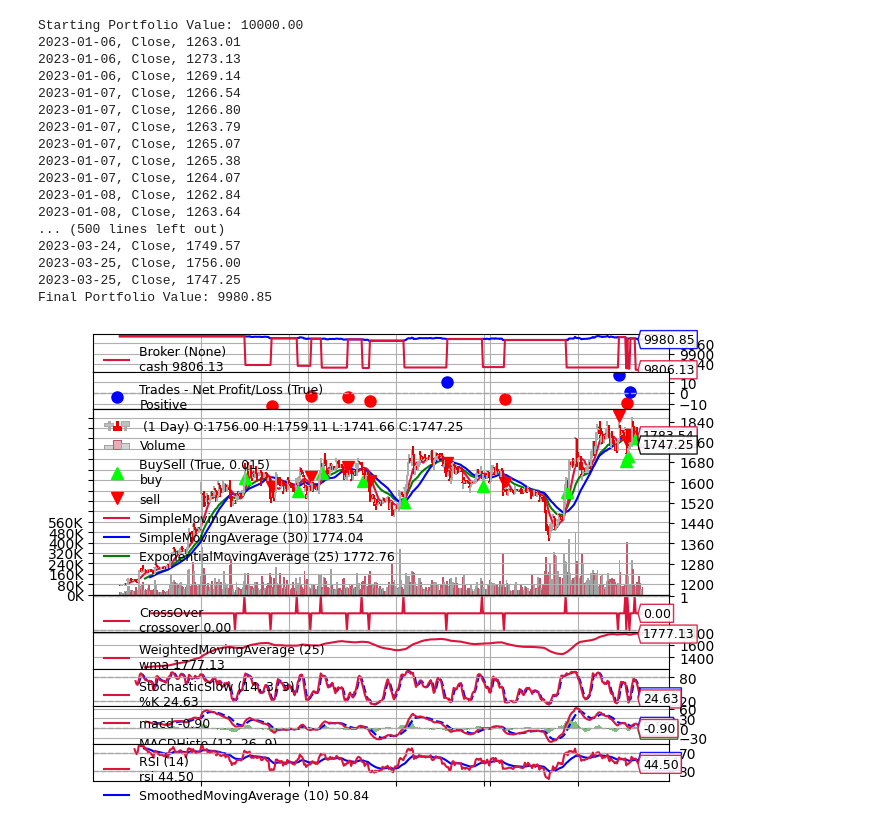
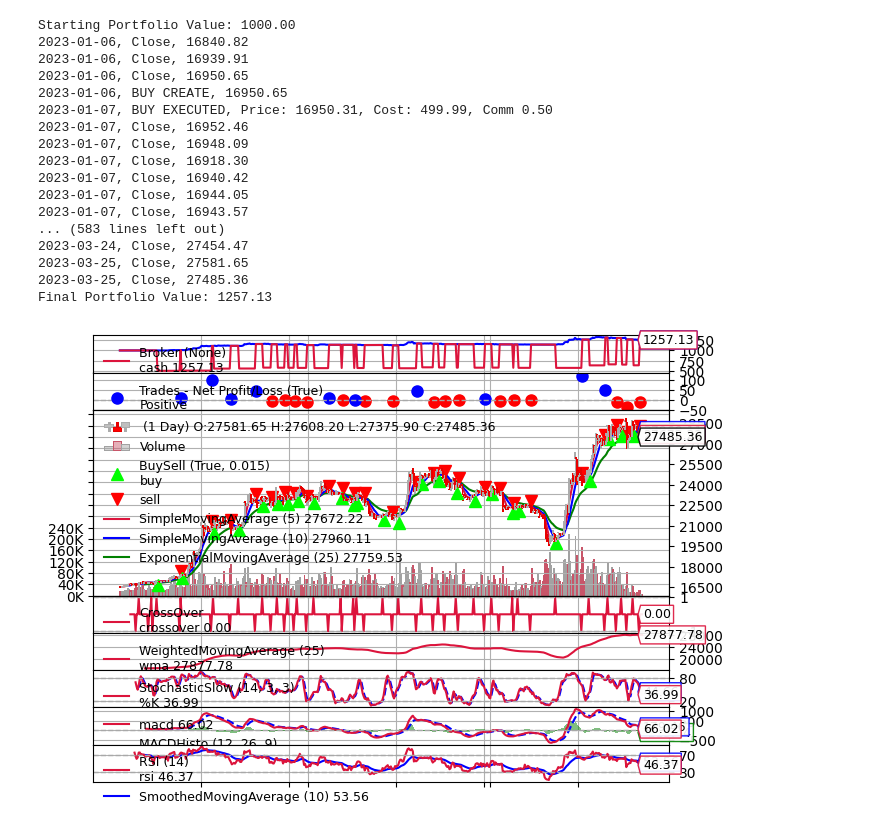
Before and after one commit to hughman1986/backtester_project2023, a Jupyter notebook: backtest_code1.ipynb, the cells around one changed output. Drawn from its saved outputs; the diff is of its cells as text; code cells hidden in the pictures.

Commit message:
addsizer 改 PercentSizer 可以按比例下注

```diff
--- a/backtest_code1.ipynb
+++ b/backtest_code1.ipynb
@@ -126,7 +126,7 @@ def ccxt_fetch_history_data(symbol = 'BTC/USDT', timeframe = '1d', since_str = '
     return df
 
 
-_market = 'ETH/USDT'
+_market = 'BTC/USDT'
 _timeframe = '4h'
 
 df = ccxt_fetch_history_data(
@@ -158,7 +180,8 @@ def run_backtest(strategy, fast_sma_period, slow_sma_period, cash, plot=True):
     cerebro.addstrategy(strategy, fast_sma_period=fast_sma_period, slow_sma_period=slow_sma_period)
     cerebro.adddata(data)
     cerebro.broker.setcash(cash)
-    cerebro.addsizer(bt.sizers.FixedSize, stake=0.1)
+    cerebro.addsizer(bt.sizers.PercentSizer, percents=50)
+    #cerebro.addsizer(FractionalPercentSizer, percents=20)  # Use the custom sizer
     cerebro.broker.setcommission(commission=0.001)
 
     print('Starting Portfolio Value: %.2f' % cerebro.broker.getvalue())
@@ -170,33 +193,33 @@ def run_backtest(strategy, fast_sma_period, slow_sma_period, cash, plot=True):
 # %%
 %matplotlib inline
 
-fast_sma_period = 10
-slow_sma_period = 30
-initial_cash = 10000
+fast_sma_period = 5
+slow_sma_period = 10
+initial_cash = 1000
 
 run_backtest(
     SMACrossover,
     fast_sma_period=fast_sma_period,
     slow_sma_period=slow_sma_period,
     cash=initial_cash,
     plot=True
 )
 # %% [output]
-Starting Portfolio Value: 10000.00
-2023-01-06, Close, 1263.01
-2023-01-06, Close, 1273.13
-2023-01-06, Close, 1269.14
-2023-01-07, Close, 1266.54
-2023-01-07, Close, 1266.80
-2023-01-07, Close, 1263.79
-2023-01-07, Close, 1265.07
-2023-01-07, Close, 1265.38
-2023-01-07, Close, 1264.07
-2023-01-08, Close, 1262.84
-2023-01-08, Close, 1263.64
-... (500 lines left out)
-2023-03-24, Close, 1749.57
-2023-03-25, Close, 1756.00
-2023-03-25, Close, 1747.25
-Final Portfolio Value: 9980.85
+Starting Portfolio Value: 1000.00
+2023-01-06, Close, 16840.82
+2023-01-06, Close, 16939.91
+2023-01-06, Close, 16950.65
+2023-01-06, BUY CREATE, 16950.65
+2023-01-07, BUY EXECUTED, Price: 16950.31, Cost: 499.99, Comm 0.50
+2023-01-07, Close, 16952.46
+2023-01-07, Close, 16948.09
+2023-01-07, Close, 16918.30
+2023-01-07, Close, 16940.42
+2023-01-07, Close, 16944.05
+2023-01-07, Close, 16943.57
+... (583 lines left out)
+2023-03-24, Close, 27454.47
+2023-03-25, Close, 27581.65
+2023-03-25, Close, 27485.36
+Final Portfolio Value: 1257.13
-[figure, old version]
+[figure, new version]
```
Also changed, not shown: parts of 2 cells of this notebook, 2 other files.
